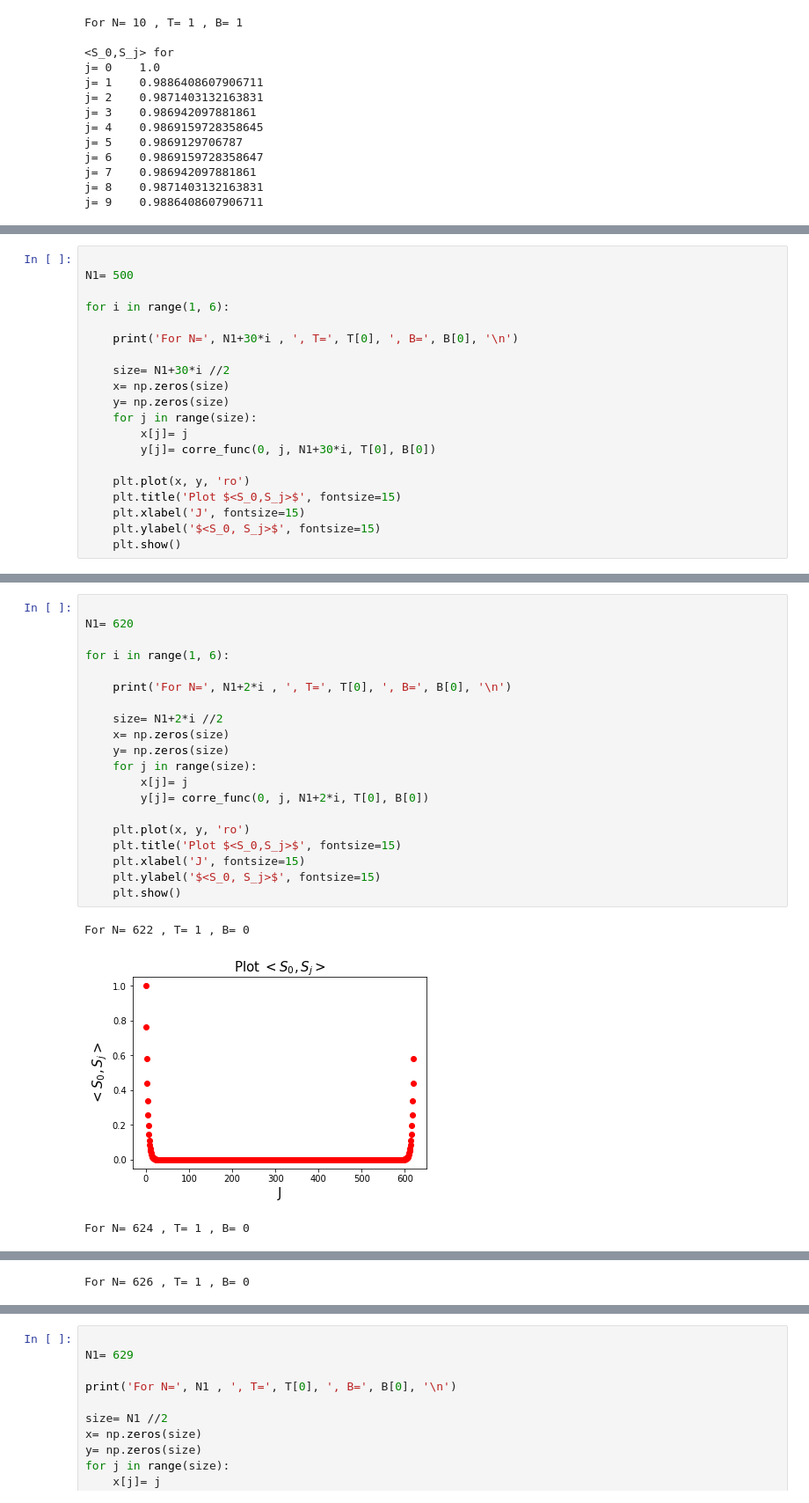
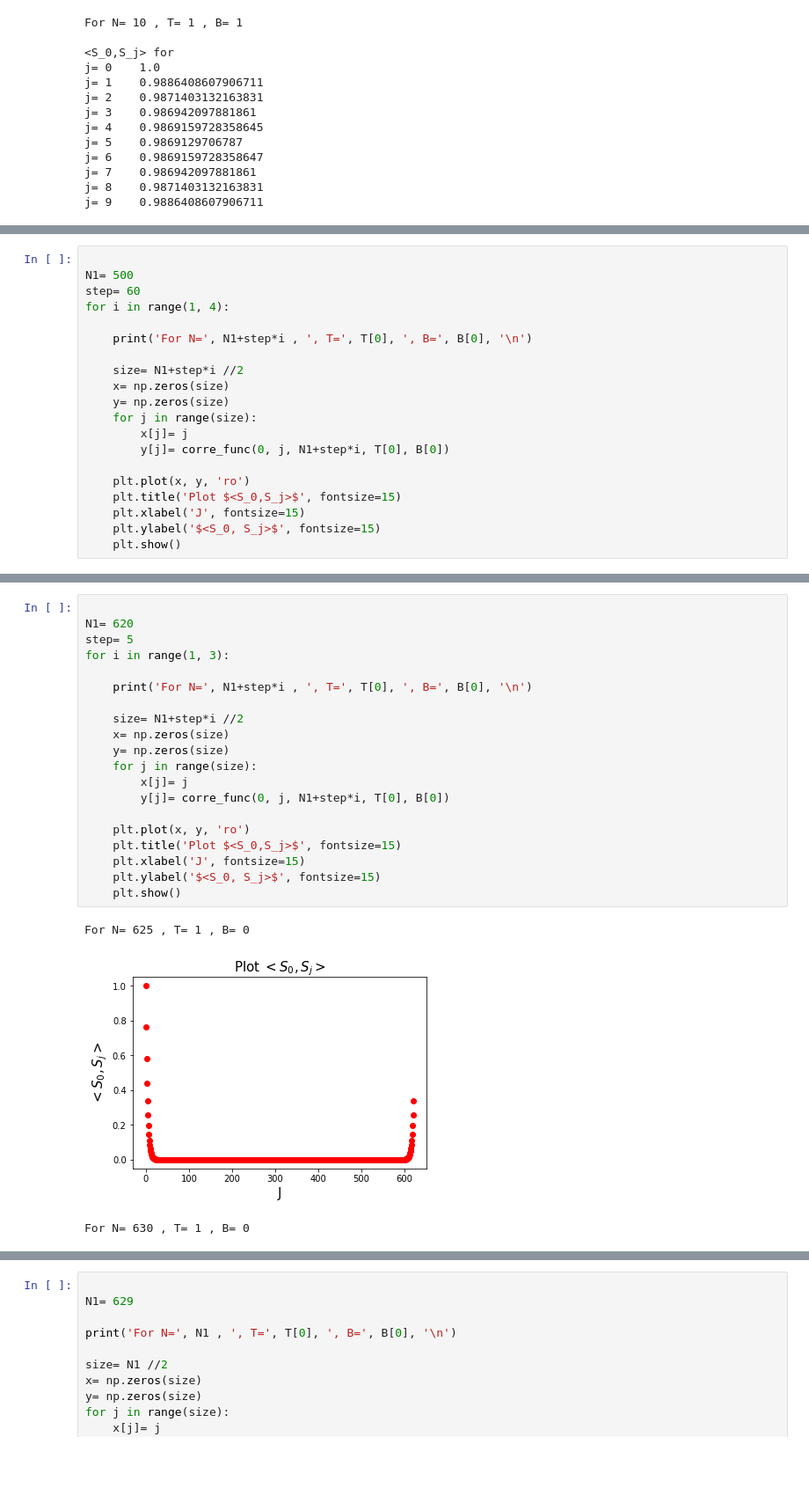
Before and after one commit to NTHU-Phys-Qubit/hw2-acnhwang, a Jupyter notebook: Problem-1.ipynb, the cells around one changed output, grey strips where cells are left out. Shown: that part at 88% size. Saved outputs shown, nothing was run; the diff lists cells and outputs as text; blank space fills up the shorter version.

```diff
--- a/Problem-1.ipynb
+++ b/Problem-1.ipynb
@@ -140,17 +150,17 @@ For N= 1000 , T= 1 , B= 0
 # %%
 
 N1= 500
+step= 60
+for i in range(1, 4):
 
-for i in range(1, 6):
+    print('For N=', N1+step*i , ', T=', T[0], ', B=', B[0], '\n')
 
-    print('For N=', N1+30*i , ', T=', T[0], ', B=', B[0], '\n')
-
-    size= N1+30*i //2
+    size= N1+step*i //2
     x= np.zeros(size)
     y= np.zeros(size)
     for j in range(size):
         x[j]= j
-        y[j]= corre_func(0, j, N1+30*i, T[0], B[0])
+        y[j]= corre_func(0, j, N1+step*i, T[0], B[0])
 
     plt.plot(x, y, 'ro')
     plt.title('Plot $<S_0,S_j>$', fontsize=15)
@@ -171,24 +177,24 @@ For N= 650 , T= 1 , B= 0
 # %%
 
 N1= 620
+step= 5
+for i in range(1, 3):
 
-for i in range(1, 6):
+    print('For N=', N1+step*i , ', T=', T[0], ', B=', B[0], '\n')
 
-    print('For N=', N1+2*i , ', T=', T[0], ', B=', B[0], '\n')
-
-    size= N1+2*i //2
+    size= N1+step*i //2
     x= np.zeros(size)
     y= np.zeros(size)
     for j in range(size):
         x[j]= j
-        y[j]= corre_func(0, j, N1+2*i, T[0], B[0])
+        y[j]= corre_func(0, j, N1+step*i, T[0], B[0])
 
     plt.plot(x, y, 'ro')
     plt.title('Plot $<S_0,S_j>$', fontsize=15)
     plt.xlabel('J', fontsize=15)
     plt.ylabel('$<S_0, S_j>$', fontsize=15)
     plt.show()
 # %% [output]
-For N= 622 , T= 1 , B= 0
+For N= 625 , T= 1 , B= 0
-[figure, old version]
+[figure, new version]
-For N= 624 , T= 1 , B= 0
+For N= 630 , T= 1 , B= 0
@@ -196 +201,0 @@ For N= 624 , T= 1 , B= 0
-For N= 626 , T= 1 , B= 0
```
Also changed, not shown: parts of 10 cells of this notebook.
